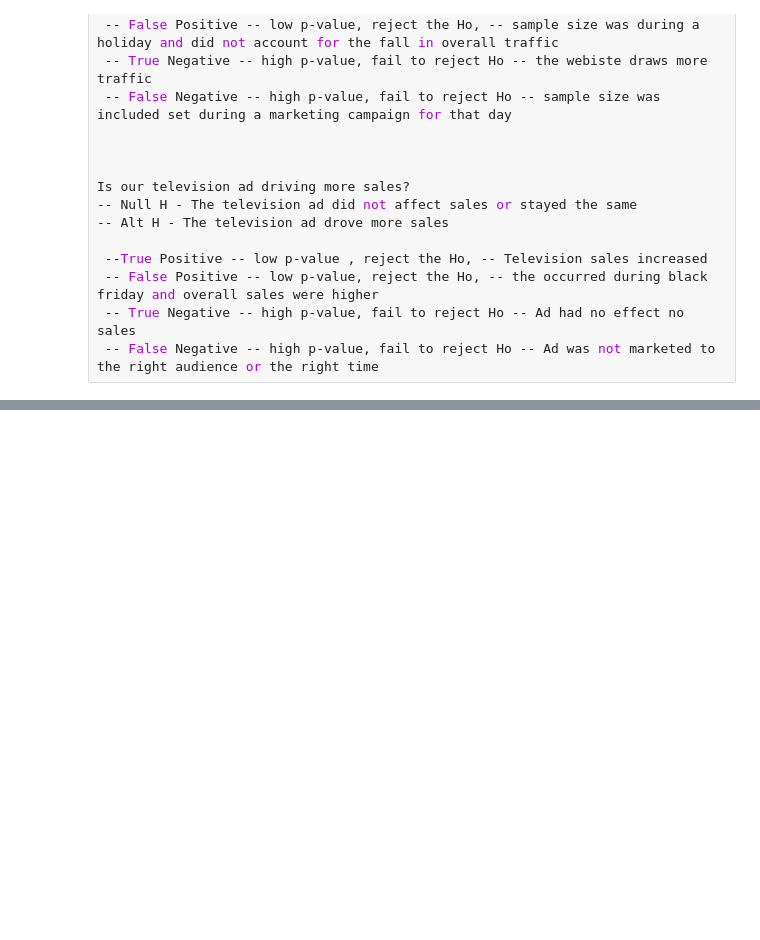
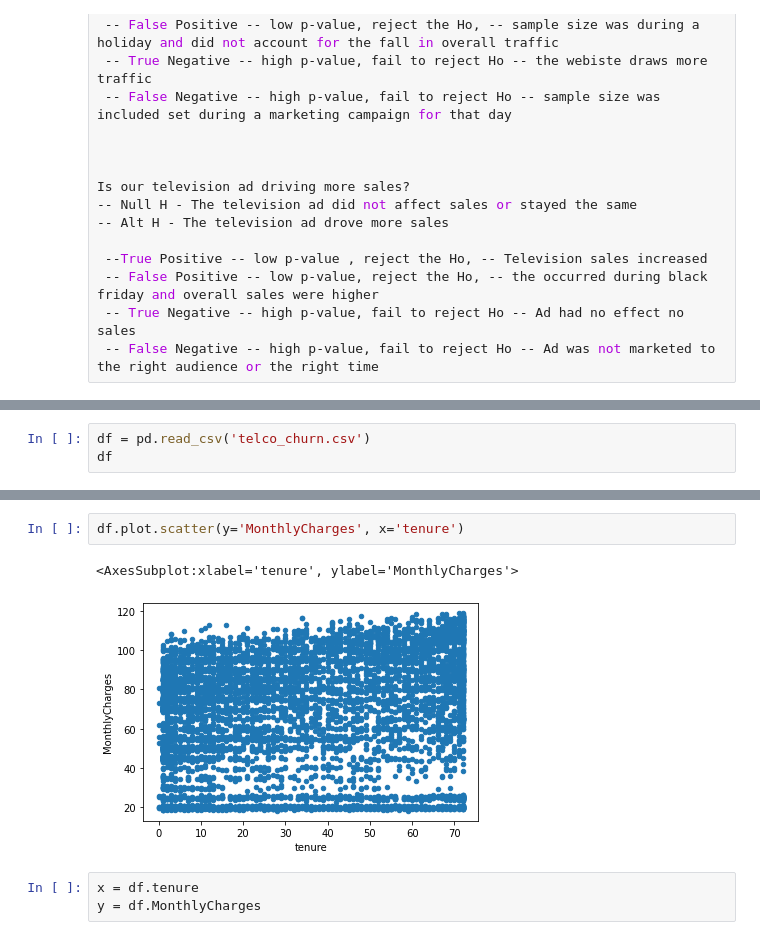
Before and after one commit to JeremyLagunas/statistics_exercises, a Jupyter notebook: hypothesis_testing.ipynb, the cells around one changed output, grey strips where cells are left out. Saved outputs shown, nothing was run; the diff lists cells and outputs as text; blank space fills up the shorter version.

```diff
--- a/hypothesis_testing.ipynb
+++ b/hypothesis_testing.ipynb
@@ -33,0 +47,3 @@ Is our television ad driving more sales?
+# %%
+df = pd.read_csv('telco_churn.csv')
+df
@@ -33,0 +66,8 @@ Is our television ad driving more sales?
+# %%
+df.plot.scatter(y='MonthlyCharges', x='tenure')
+# %% [output]
+<AxesSubplot:xlabel='tenure', ylabel='MonthlyCharges'>
+[figure, added]
+# %%
+x = df.tenure
+y = df.MonthlyCharges
```
Also changed, not shown: parts of 21 cells of this notebook.
